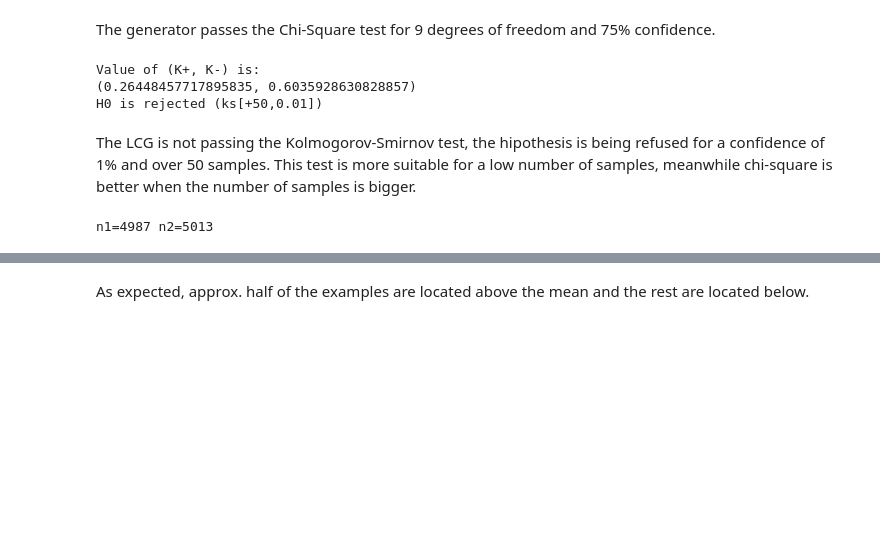
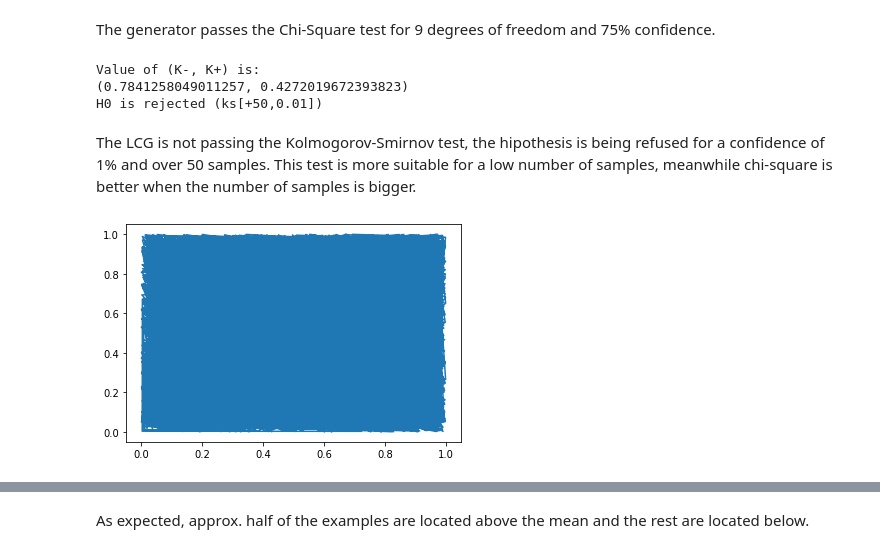
Before and after one commit to carinhopm/ss_exercises, a Jupyter notebook: ex1-random-numbers.ipynb, the cells around one changed output, grey strips where cells are left out. Drawn from its saved outputs; the diff is of its cells as text; code cells hidden in the pictures; blank space fills up the shorter version.

```diff
--- a/ex1-random-numbers.ipynb
+++ b/ex1-random-numbers.ipynb
@@ -96,7 +103,7 @@ for j in range(1, n+1):
 
 # calculate (K+, K-)
 result = (int(np.sqrt(n))*max(K_minus), int(np.sqrt(n))*max(K_plus))
-print("Value of (K+, K-) is:")
+print("Value of (K-, K+) is:")
 print(result)
 
 # compare it with the theoric values
@@ -106,21 +113,16 @@ if result[0] < ls:
 else:
     print('H0 is rejected (ks[+50,0.01])')
 # %% [output]
-Value of (K+, K-) is:
-(0.26448457717895835, 0.6035928630828857)
+Value of (K-, K+) is:
+(0.7841258049011257, 0.4272019672393823)
 H0 is rejected (ks[+50,0.01])
 # %% [markdown]
 The LCG is not passing the Kolmogorov-Smirnov test, the hipothesis is being refused for a confidence of 1% and over 50 samples. This test is more suitable for a low number of samples, meanwhile chi-square is better when the number of samples is bigger.
-# %%
-# Test I: above/below the mean
-mu = 0.5
-n1 = 0
-n2 = 0
-for i in nums:
-    if i > mu:
-        n1 += 1
-    else:
-        n2 += 1
-print(f'n1={n1} n2={n2}')
-# %% [output]
-n1=4987 n2=5013
+# %%
+# Test for correlation: visual test
+x = nums[:-1]
+y = nums[1:]
+plt.plot(x, y)
+plt.savefig('ex1_corr.png')
+# %% [output]
+[figure, added]
```
Also changed, not shown: parts of 22 cells of this notebook, 8 other files.
